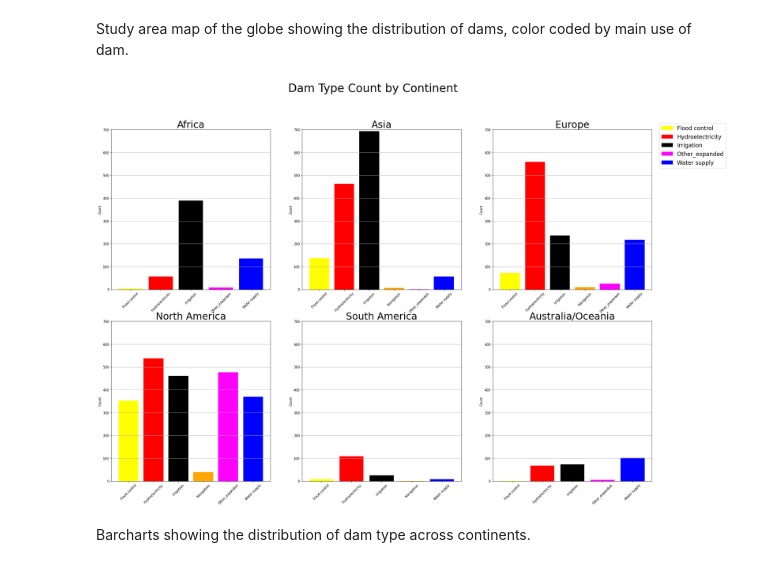
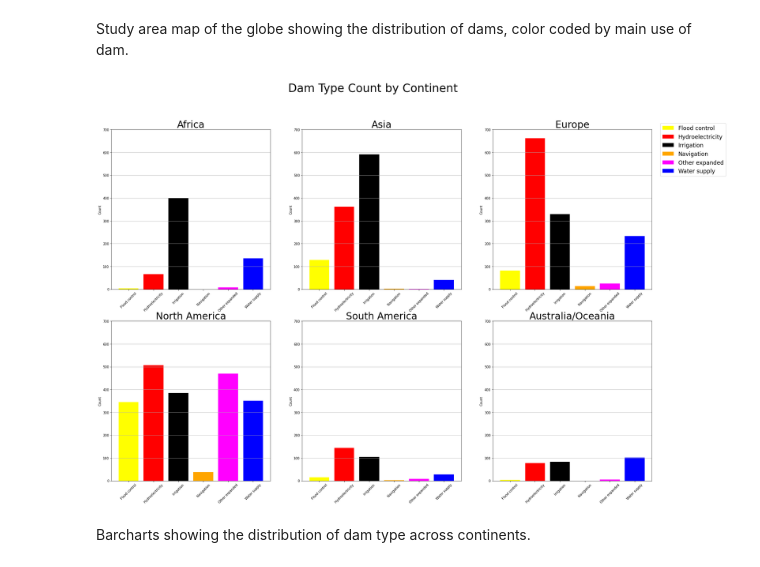
Before and after one commit to fergusca/ffr-dam-impact, a Jupyter notebook: notebooks/blog-mod.ipynb, the cells around one changed output. Drawn from its saved outputs; the diff is of its cells as text; code cells hidden in the pictures.

```diff
--- a/notebooks/blog-mod.ipynb
+++ b/notebooks/blog-mod.ipynb
@@ -251,42 +242,60 @@ continent_list = ["Africa", "Asia", "Europe", "North America", "South America",
+# %%
+# Create necessary box and whisker plot column
+grand_ffr['ln_DIS_AVG_LS'] = np.log(grand_ffr['DIS_AVG_LS'])
+# ffr_grand = ffr_grand.sort_values('MAIN_RED')
+
+# Create subset df of each continent
+grand_ffr_africa = grand_ffr[grand_ffr['CONTINENT']=='Africa']
+grand_ffr_asia = grand_ffr[grand_ffr['CONTINENT']=='Asia']
+grand_ffr_europe = grand_ffr[grand_ffr['CONTINENT']=='Europe']
+grand_ffr_namerica = grand_ffr[grand_ffr['CONTINENT']=='North America']
+grand_ffr_samerica = grand_ffr[grand_ffr['CONTINENT']=='South America']
+grand_ffr_oceania = grand_ffr[grand_ffr['CONTINENT']=='Australia']
+
+# Create string list of continent names
+continent_list = ["Africa", "Asia", "Europe", "North America", "South America", "Australia/Oceania"]
+
+# Add Navigation use rows to continent df as needed
+Navigation = {'MAIN_RED': "Navigation"}
+grand_ffr_africa = grand_ffr_africa.append(Navigation, ignore_index=True)
+grand_ffr_oceania = grand_ffr_oceania.append(Navigation, ignore_index=True)
 # %%
 # Create barchart figure of dam type counts by continent using function
-
 # Plot the data
-fig, ((ax1, ax2, ax3), (ax4, ax5, ax6)) = plt.subplots(
+fig, ((bax1, ax2, ax3), (ax4, ax5, ax6)) = plt.subplots(
     ncols=3, nrows=2, figsize=(30, 20))
 fig.suptitle("Dam Type Count by Continent", fontsize=35)
 
 # Create Plots
 # Plot Africa
-dam_type_plot(continent_dams_list[0], continent_list[0], ax1)
+dam_type_plot(grand_ffr_africa, continent_list[0], bax1)
 
 # Plot Asia
-dam_type_plot(continent_dams_list[1], continent_list[1], ax2)
+dam_type_plot(grand_ffr_asia, continent_list[1], ax2)
 
 # Plot Europe
-dam_type_plot(continent_dams_list[2], continent_list[2], ax3)
+dam_type_plot(grand_ffr_europe, continent_list[2], ax3)
 
 # Plot North America
-dam_type_plot(continent_dams_list[3], continent_list[3], ax4)
+dam_type_plot(grand_ffr_namerica, continent_list[3], ax4)
 
 # Plot South America
-dam_type_plot(continent_dams_list[4], continent_list[4], ax5)
+dam_type_plot(grand_ffr_samerica, continent_list[4], ax5)
 
 # Plot Australia and Oceania
-dam_type_plot(continent_dams_list[5], continent_list[5], ax6)
-
+dam_type_plot(grand_ffr_oceania, continent_list[5], ax6)
 
 # Rotate x-axis labels
-plt.setp((ax1.get_xticklabels(), ax2.get_xticklabels(), ax3.get_xticklabels(
+plt.setp((bax1.get_xticklabels(), ax2.get_xticklabels(), ax3.get_xticklabels(
 ), ax4.get_xticklabels(), ax5.get_xticklabels(), ax6.get_xticklabels(), ), rotation=45)
 
 # Create legend
-handles, labels = ax1.get_legend_handles_labels()
+handles, labels = bax1.get_legend_handles_labels()
 fig.legend(handles, labels, loc=1, bbox_to_anchor=(
     1.01, 0.9), fontsize='xx-large')
 
 plt.show()
 # %% [output]
-[figure, old version]
+[figure, new version]
 # %% [markdown]
 Barcharts showing the distribution of dam type across continents.
```
Also changed, not shown: parts of 10 cells of this notebook.
